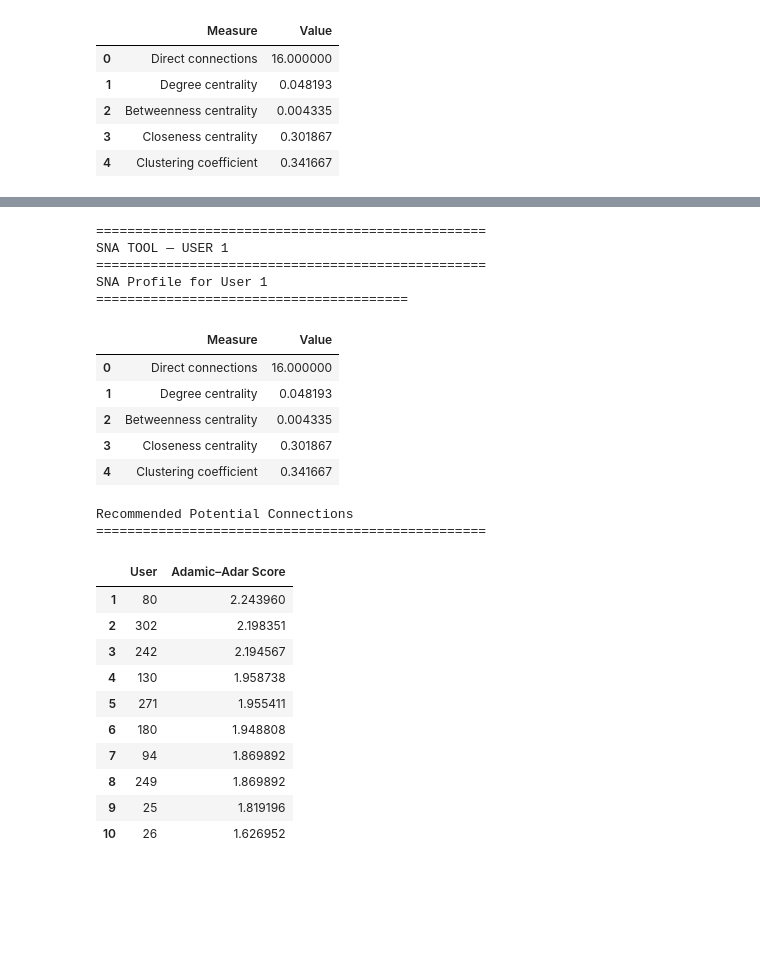
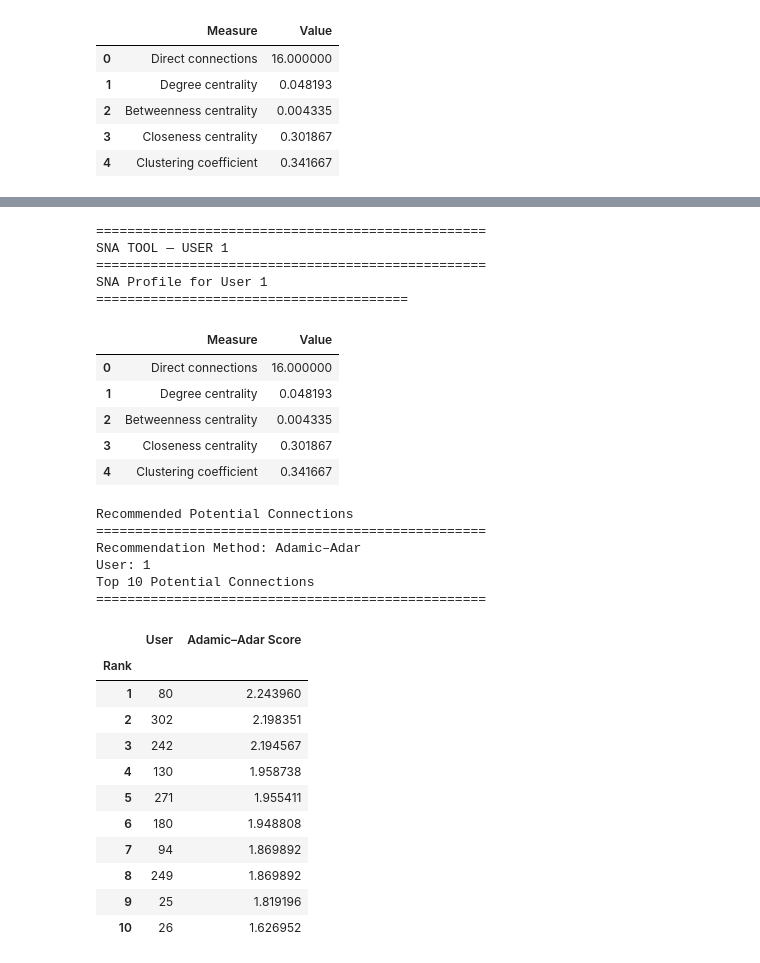
Before and after one commit to missmadam1881-oss/SNA-Tool, a Jupyter notebook: notebooks/03_model_comparison_and_sna_tool.ipynb, the cells around one changed output, grey strips where cells are left out. Drawn from its saved outputs; the diff is of its cells as text; code cells hidden in the pictures; blank space fills up the shorter version.

```diff
--- a/notebooks/03_model_comparison_and_sna_tool.ipynb
+++ b/notebooks/03_model_comparison_and_sna_tool.ipynb
@@ -24,18 +24,22 @@ TOP_K = 100
 random.seed(RANDOM_STATE)
 np.random.seed(RANDOM_STATE)
 
+# The dataset can be changed using DATASET_PATH.
+# Example:
+# Facebook: DATASET_PATH = "../facebook/348.edges"
+# Twitter:  DATASET_PATH = "../twitter/12831.edges"
 
 # Load the validated edge-list
-
+DATASET_PATH = "../facebook/0.edges"
 edges = pd.read_csv(
-    "../facebook/0.edges",
+    DATASET_PATH,
     sep=" ",
     header=None,
     names=["source", "target"]
 )
 
 
-# — Construct the network
+#  Construct the network
 
 G = nx.Graph()
 
@@ -154,7 +158,7 @@ while len(training_negative) < len(training_positive):
 
     pair = tuple(sorted((u, v)))
 
-    if pair not in training_positive_set:
+    if pair not in training_positive_set and pair not in positive_edges:
         training_negative.add(pair)
 
 
@@ -455,6 +548,30 @@ print(available_users[:10])
 Number of users available: 333
 Example user IDs:
 [1, 2, 3, 4, 5, 6, 7, 8, 9, 10]
+# %%
+# 07 Configure the SNA analysis
+# Leave as  None to automatically use the method selected during model comparison.
+# The recommendation method can be selected from the five
+# link-prediction methods evaluated in the model comparison.
+# If no method is specified, the method selected from the
+# model comparison is used automatically.
+
+# Select the user to analyse.
+# Change this ID to analyse another user in the network.
+selected_user = 1
+
+# Select the recommendation method.
+# Available methods:
+# Jaccard
+# Adamic–Adar
+# Common Neighbours
+# Logistic Regression
+# Random Forest
+# Set to None to automatically use the best-performing method.
+selected_recommendation_method = None
+
+# Number of potential connections to recommend.
+number_of_recommendations = 10
 # %%
 # — Create a user-level SNA analysis function
 # The function reports the user's network position using
@@ -716,35 +1051,40 @@ def sna_tool(user_id, top_n=10):
     # — Display recommended connections
 
     print()
     print("Recommended Potential Connections")
     print("=" * 50)
 
     recommendations = recommend_connections(
         user_id,
         top_n=top_n
     )
 
     display(recommendations)
 
 
-# Example
+# Example user is in use
 
-sna_tool(1, top_n=10)
+sna_tool(selected_user, top_n=number_of_recommendations)
 # %% [output]
 ==================================================
 SNA TOOL — USER 1
 ==================================================
 SNA Profile for User 1
 ========================================
 |  | Measure | Value |
 | 0 | Direct connections | 16.000000 |
 | 1 | Degree centrality | 0.048193 |
 | 2 | Betweenness centrality | 0.004335 |
 | 3 | Closeness centrality | 0.301867 |
 | 4 | Clustering coefficient | 0.341667 |
 Recommended Potential Connections
 ==================================================
+Recommendation Method: Adamic–Adar
+User: 1
+Top 10 Potential Connections
+==================================================
 |  | User | Adamic–Adar Score |
+| Rank |  |  |
 | 1 | 80 | 2.243960 |
 | 2 | 302 | 2.198351 |
 | 3 | 242 | 2.194567 |
```
Also changed, not shown: parts of 9 cells of this notebook.
